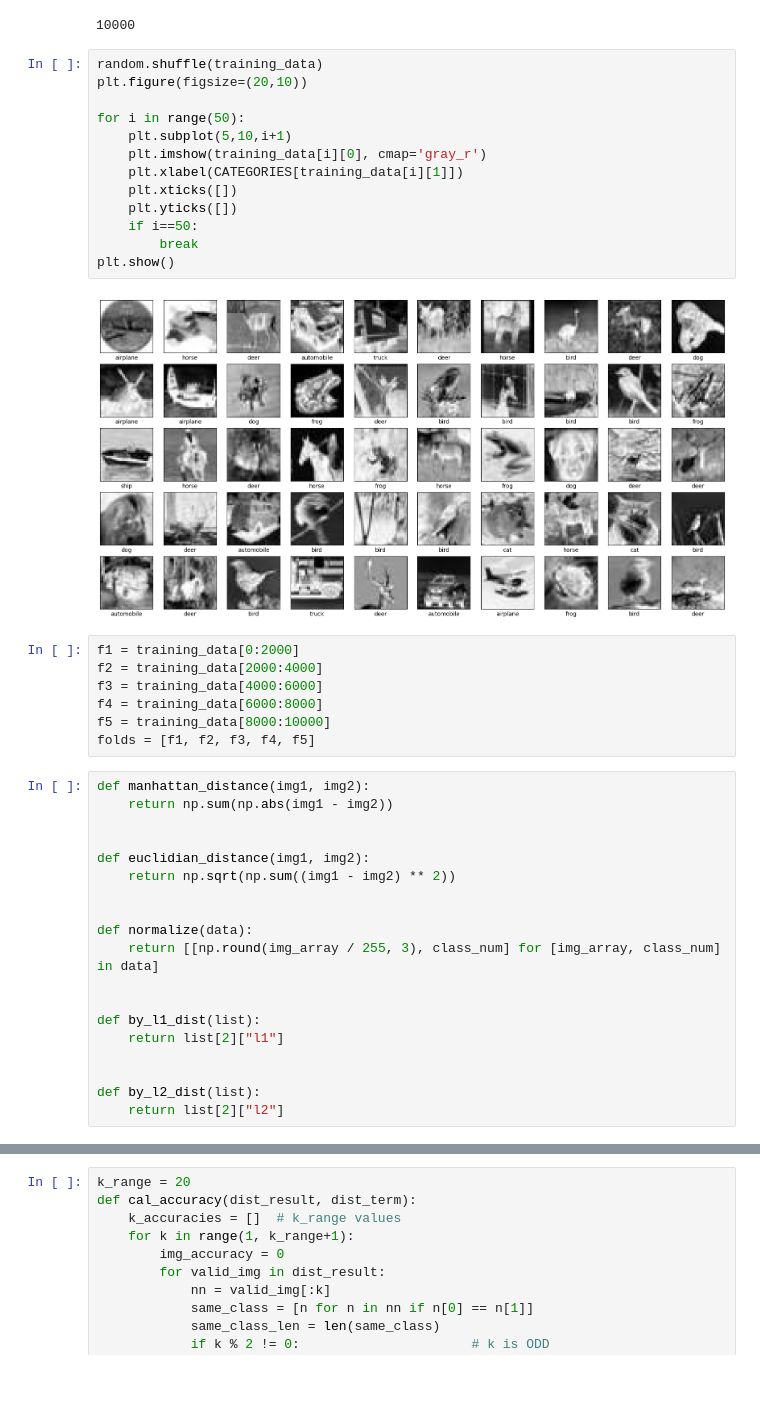
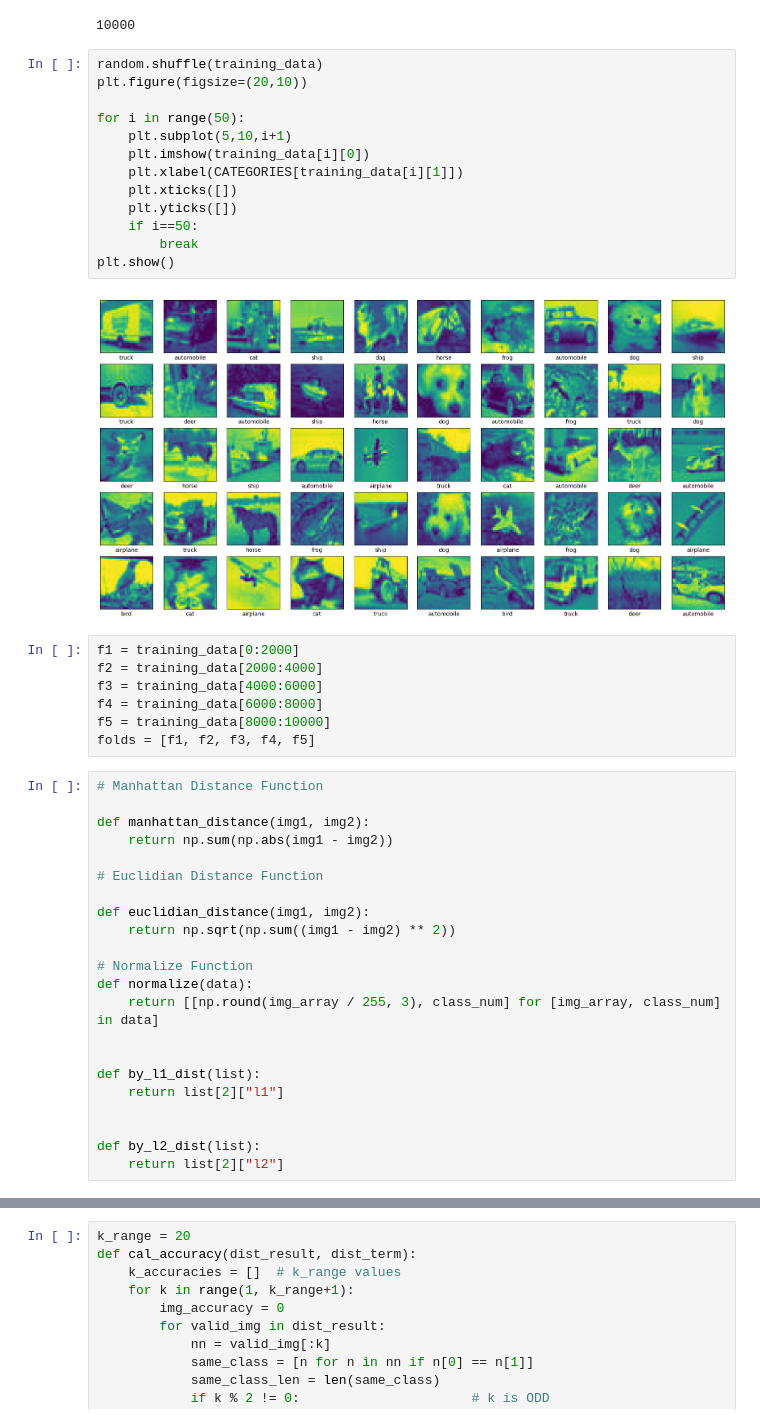
Before and after one commit to bakibillahrahat/cvpr, a Jupyter notebook: Mid/MID_CP_kNN.ipynb, the cells around one changed output, grey strips where cells are left out. Saved outputs shown, nothing was run; the diff lists cells and outputs as text; blank space fills up the shorter version.

```diff
--- a/Mid/MID_CP_kNN.ipynb
+++ b/Mid/MID_CP_kNN.ipynb
@@ -39,18 +42,18 @@ print(len(training_data))
 # %%
 random.shuffle(training_data)
 plt.figure(figsize=(20,10))
 
 for i in range(50):
     plt.subplot(5,10,i+1)
-    plt.imshow(training_data[i][0], cmap='gray_r')
+    plt.imshow(training_data[i][0])
     plt.xlabel(CATEGORIES[training_data[i][1]])
     plt.xticks([])
     plt.yticks([])
     if i==50:
         break
 plt.show()
 # %% [output]
-[figure, old version]
+[figure, new version]
 # %%
 f1 = training_data[0:2000]
 f2 = training_data[2000:4000]
@@ -59,14 +62,17 @@ f4 = training_data[6000:8000]
 f5 = training_data[8000:10000]
 folds = [f1, f2, f3, f4, f5]
 # %%
+# Manhattan Distance Function
+
 def manhattan_distance(img1, img2):
     return np.sum(np.abs(img1 - img2))
 
+# Euclidian Distance Function
 
 def euclidian_distance(img1, img2):
     return np.sqrt(np.sum((img1 - img2) ** 2))
 
-
+# Normalize Function
 def normalize(data):
     return [[np.round(img_array / 255, 3), class_num] for [img_array, class_num] in data]
 
```
Also changed, not shown: parts of 7 cells of this notebook.
